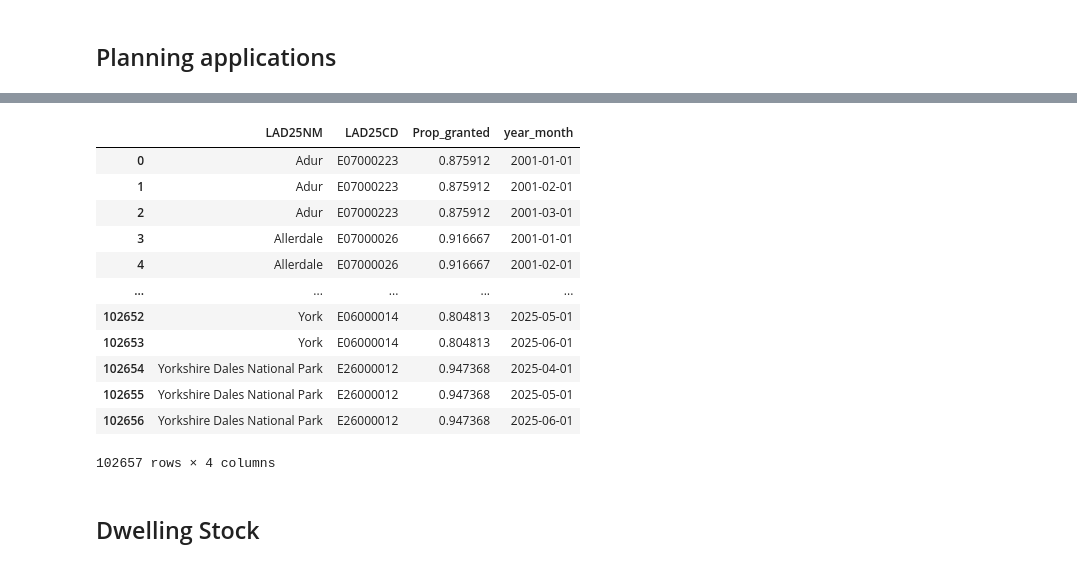
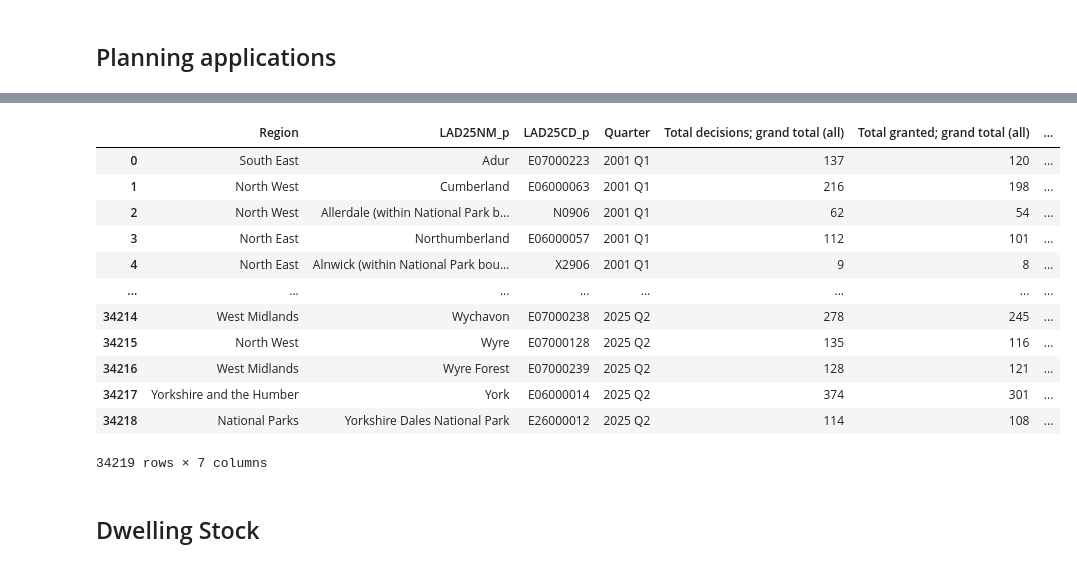
Before and after one commit to sxl634/UK-average-house-price-prediction, a Jupyter notebook: notebooks/data preprocessing/3_additional data.ipynb, the cells around one changed output, grey strips where cells are left out. Cells and saved outputs as stored; diff of their text form; code cells hidden in the pictures.

```diff
--- a/notebooks/data preprocessing/3_additional data.ipynb
+++ b/notebooks/data preprocessing/3_additional data.ipynb
@@ -211,19 +326,19 @@ planning_apps_granted_prop = pd.merge(
-# %%
-planning_apps_granted_prop
-# %% [output]
-|  | LAD25NM | LAD25CD | Prop_granted | year_month |
-| 0 | Adur | E07000223 | 0.875912 | 2001-01-01 |
-| 1 | Adur | E07000223 | 0.875912 | 2001-02-01 |
-| 2 | Adur | E07000223 | 0.875912 | 2001-03-01 |
-| 3 | Allerdale | E07000026 | 0.916667 | 2001-01-01 |
-| 4 | Allerdale | E07000026 | 0.916667 | 2001-02-01 |
-| ... | ... | ... | ... | ... |
-| 102652 | York | E06000014 | 0.804813 | 2025-05-01 |
-| 102653 | York | E06000014 | 0.804813 | 2025-06-01 |
-| 102654 | Yorkshire Dales National Park | E26000012 | 0.947368 | 2025-04-01 |
-| 102655 | Yorkshire Dales National Park | E26000012 | 0.947368 | 2025-05-01 |
-| 102656 | Yorkshire Dales National Park | E26000012 | 0.947368 | 2025-06-01 |
-102657 rows × 4 columns
+# %%
+planning_apps
+# %% [output]
+|  | Region | LAD25NM_p | LAD25CD_p | Quarter | Total decisions; grand total (all) | Total granted; grand total (all) | ... |
+| 0 | South East | Adur | E07000223 | 2001 Q1 | 137 | 120 | ... |
+| 1 | North West | Cumberland | E06000063 | 2001 Q1 | 216 | 198 | ... |
+| 2 | North West | Allerdale (within National Park b... | N0906 | 2001 Q1 | 62 | 54 | ... |
+| 3 | North East | Northumberland | E06000057 | 2001 Q1 | 112 | 101 | ... |
+| 4 | North East | Alnwick (within National Park bou... | X2906 | 2001 Q1 | 9 | 8 | ... |
+| ... | ... | ... | ... | ... | ... | ... | ... |
+| 34214 | West Midlands | Wychavon | E07000238 | 2025 Q2 | 278 | 245 | ... |
+| 34215 | North West | Wyre | E07000128 | 2025 Q2 | 135 | 116 | ... |
+| 34216 | West Midlands | Wyre Forest | E07000239 | 2025 Q2 | 128 | 121 | ... |
+| 34217 | Yorkshire and the Humber | York | E06000014 | 2025 Q2 | 374 | 301 | ... |
+| 34218 | National Parks | Yorkshire Dales National Park | E26000012 | 2025 Q2 | 114 | 108 | ... |
+34219 rows × 7 columns
 # %% [markdown]
 ## Dwelling Stock
 # %%
```
Also changed, not shown: parts of 9 cells of this notebook.
